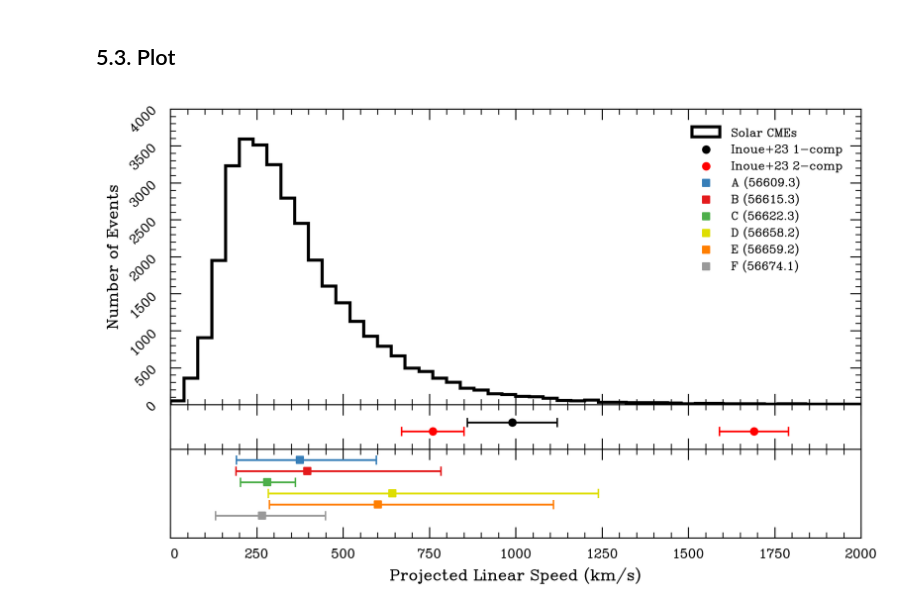
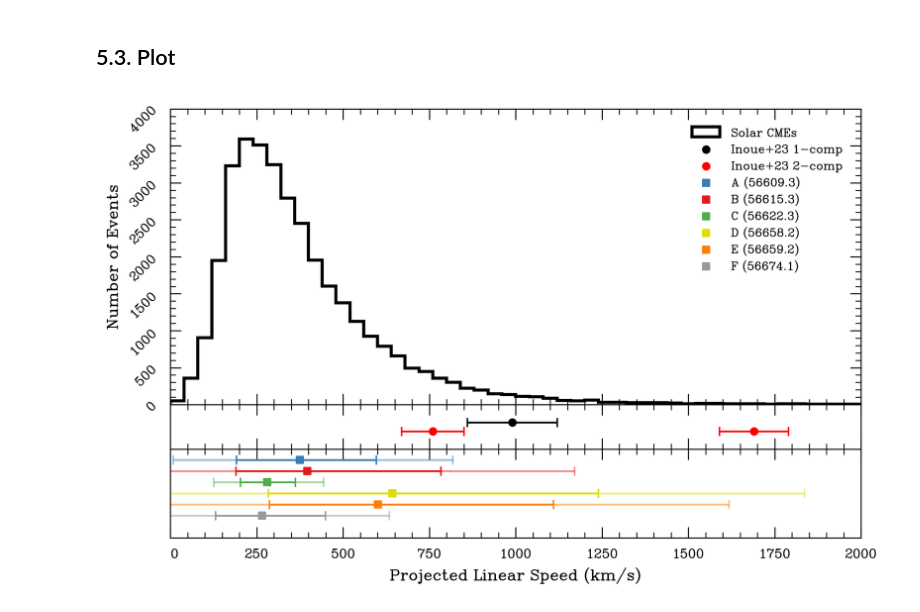
Before and after one commit to WWGolay/HR1099-timelapse-vlbi, a Jupyter notebook: _build/jupyter_execute/notebooks/5_velocity_comparison.ipynb, the cells around one changed output. Drawn from its saved outputs; the diff is of its cells as text; code cells hidden in the pictures.

```diff
--- a/_build/jupyter_execute/notebooks/5_velocity_comparison.ipynb
+++ b/_build/jupyter_execute/notebooks/5_velocity_comparison.ipynb
@@ -135,31 +135,49 @@ for i, epoch in enumerate(epochs):
         s=20,
         label="%s (%.1f)" % (epoch, mean_mjd[i]),
     )
     ax[2].errorbar(
         [mid],
         [-(i - 3) / 4],
         xerr=[[mid - lower], [upper - mid]],
         fmt="none",
         color=cm[i],
         capsize=3,
     )
+    ax[2].errorbar(
+        [lower],
+        [-(i - 3) / 4],
+        xerr=[[mid - lower], [0]],
+        color=cm[i],
+        capsize=3,
+        marker="",
+        alpha=0.5,
+    )
+    ax[2].errorbar(
+        [upper],
+        [-(i - 3) / 4],
+        xerr=[[0], [upper - mid]],
+        color=cm[i],
+        capsize=3,
+        marker="",
+        alpha=0.5,
+    )
     ls.append(ln)
 
 ax[0].yaxis.set_major_formatter(mpl.ticker.FormatStrFormatter("%3.0f"))
 ax[0].tick_params(labelsize=10, labelrotation=45)
 ax[0].set_ylabel("Number of Events", fontsize=12)
 ax[2].xaxis.set_major_formatter(mpl.ticker.FormatStrFormatter("%3.0f"))
 ax[2].tick_params(labelsize=10)
 ax[2].set_xlabel("Projected Linear Speed (km/s)", fontsize=12)
 ax[0].set_xlim(0, 2000)
 ax[0].set_ylim(0, 4000)
 ax[1].set_ylim(-1, 1)
 ax[2].set_ylim(-1, 1)
 ax[1].set_yticks([])
 ax[2].set_yticks([])
 ax[0].legend(ls, [l.get_label() for l in ls], loc="upper right", fontsize=9)
 fig.set_dpi(300)
 plt.savefig(fig_path + "velocity_comparison.pdf", bbox_inches="tight")
 plt.show()
 # %% [output]
-[figure, old version]
+[figure, new version]
```
Also changed, not shown: 46 other files.
